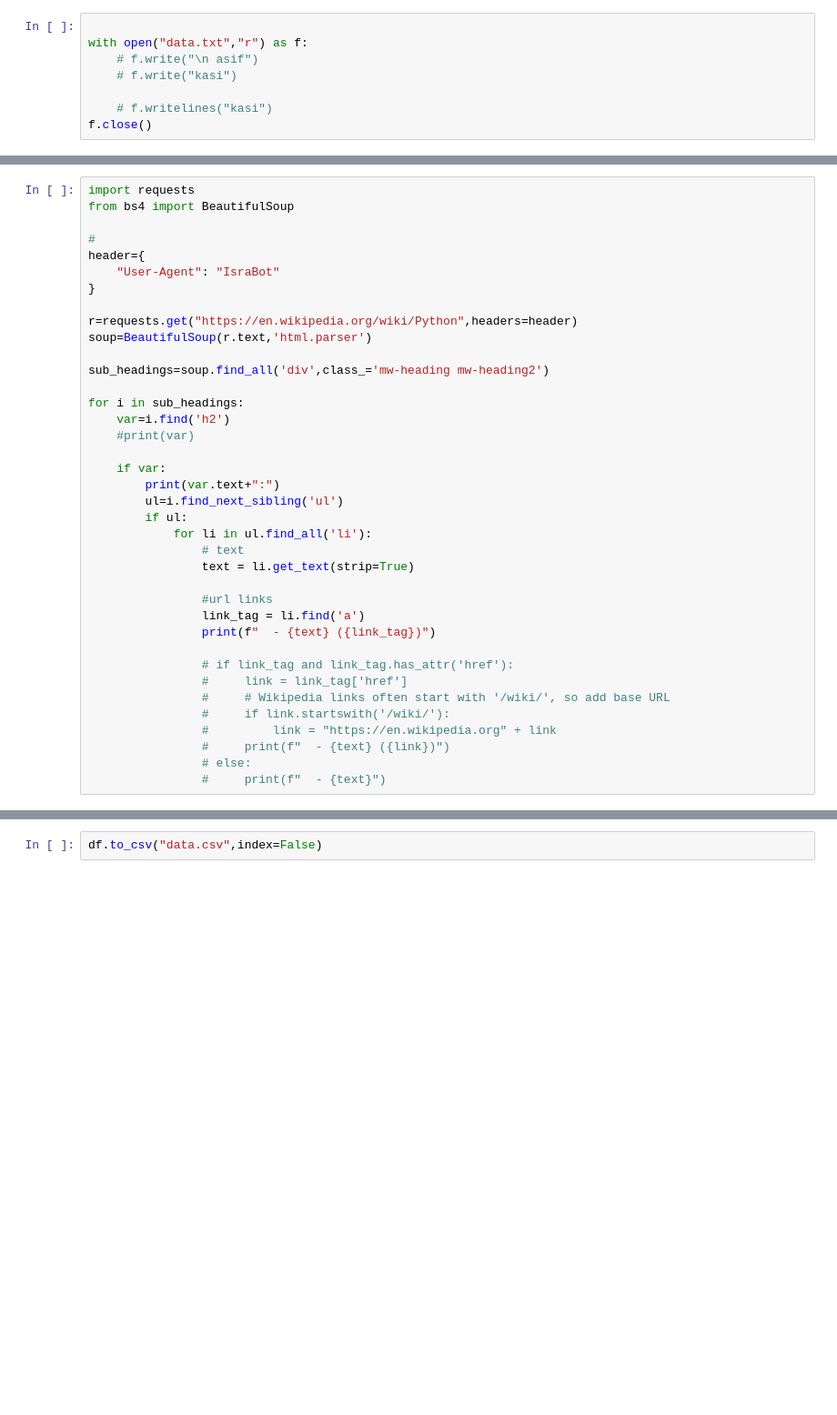
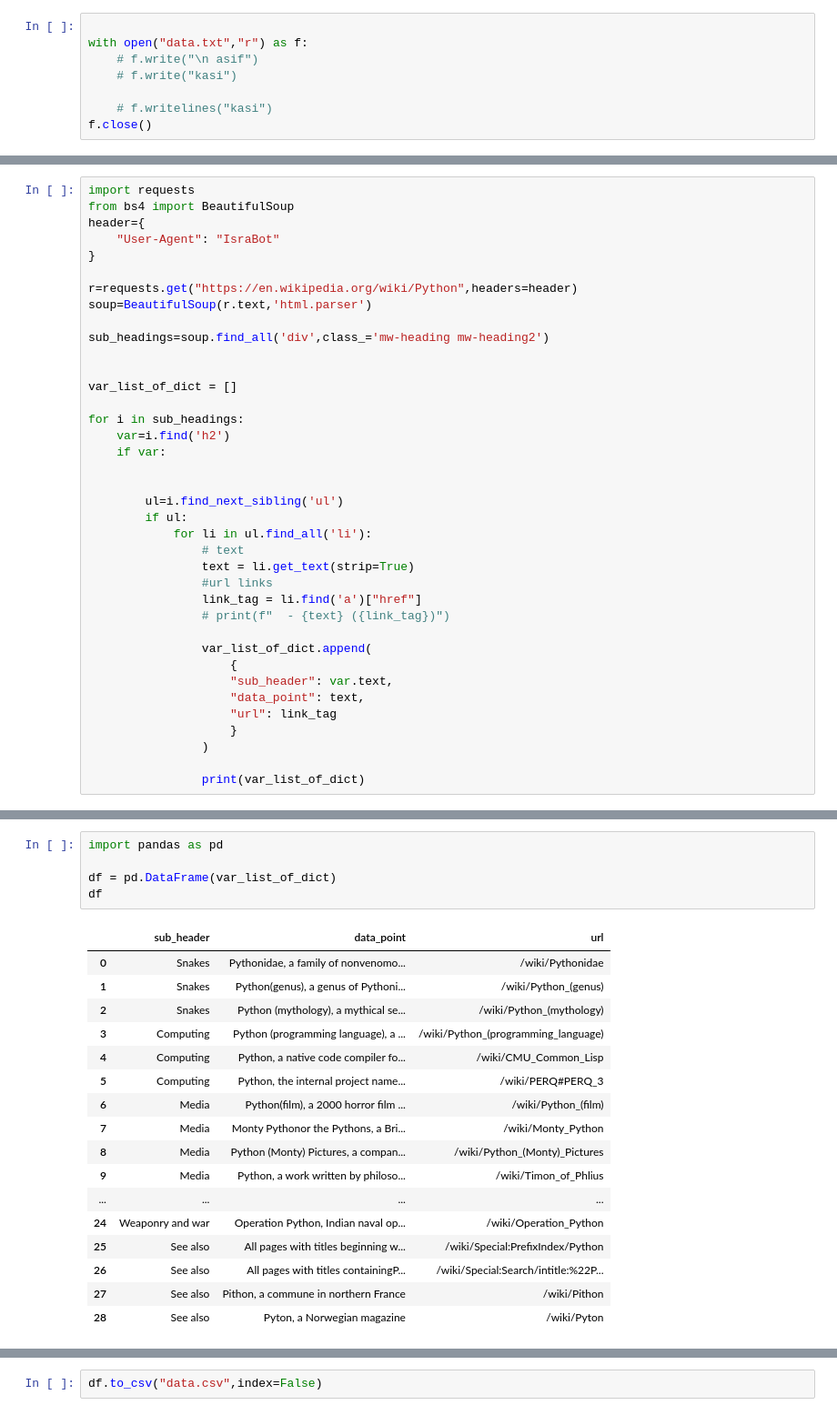
Before and after one commit to asifkasi/course-python-and-automation-by-kasi, a Jupyter notebook: Web Scraping/wiki.ipynb, the cells around one changed output, grey strips where cells are left out. Shown at 91% size. Saved outputs shown, nothing was run; the diff lists cells and outputs as text; blank space fills up the shorter version.

```diff
--- a/Web Scraping/wiki.ipynb
+++ b/Web Scraping/wiki.ipynb
@@ -320,8 +218,6 @@ f.close()
 # %%
 import requests
 from bs4 import BeautifulSoup
-
-#
 header={
     "User-Agent": "IsraBot"
 }
@@ -331,27 +227,29 @@ soup=BeautifulSoup(r.text,'html.parser')
 
 sub_headings=soup.find_all('div',class_='mw-heading mw-heading2')
 
+
+var_list_of_dict = []
+
 for i in sub_headings:
     var=i.find('h2')
-    #print(var)
+    if var:
 
-    if var:
-        print(var.text+":")
+
         ul=i.find_next_sibling('ul')
         if ul:
             for li in ul.find_all('li'):
                 # text
                 text = li.get_text(strip=True)
+                #url links
+                link_tag = li.find('a')["href"]
+                # print(f"  - {text} ({link_tag})")
 
-                #url links
-                link_tag = li.find('a')
-                print(f"  - {text} ({link_tag})")
+                var_list_of_dict.append(
+                    {
+                    "sub_header": var.text,
+                    "data_point": text,
+                    "url": link_tag
+                    }
+                )
 
-                # if link_tag and link_tag.has_attr('href'):
-                #     link = link_tag['href']
-                #     # Wikipedia links often start with '/wiki/', so add base URL
-                #     if link.startswith('/wiki/'):
-                #         link = "https://en.wikipedia.org" + link
-                #     print(f"  - {text} ({link})")
-                # else:
-                #     print(f"  - {text}")
+                print(var_list_of_dict)
@@ -357,0 +258,23 @@ for i in sub_headings:
+# %%
+import pandas as pd
+
+df = pd.DataFrame(var_list_of_dict)
+df
+# %% [output]
+|  | sub_header | data_point | url |
+| 0 | Snakes | Pythonidae, a family of nonvenomo... | /wiki/Pythonidae |
+| 1 | Snakes | Python(genus), a genus of Pythoni... | /wiki/Python_(genus) |
+| 2 | Snakes | Python (mythology), a mythical se... | /wiki/Python_(mythology) |
+| 3 | Computing | Python (programming language), a ... | /wiki/Python_(programming_language) |
+| 4 | Computing | Python, a native code compiler fo... | /wiki/CMU_Common_Lisp |
+| 5 | Computing | Python, the internal project name... | /wiki/PERQ#PERQ_3 |
+| 6 | Media | Python(film), a 2000 horror film ... | /wiki/Python_(film) |
+| 7 | Media | Monty Pythonor the Pythons, a Bri... | /wiki/Monty_Python |
+| 8 | Media | Python (Monty) Pictures, a compan... | /wiki/Python_(Monty)_Pictures |
+| 9 | Media | Python, a work written by philoso... | /wiki/Timon_of_Phlius |
+| ... | ... | ... | ... |
+| 24 | Weaponry and war | Operation Python, Indian naval op... | /wiki/Operation_Python |
+| 25 | See also | All pages with titles beginning w... | /wiki/Special:PrefixIndex/Python |
+| 26 | See also | All pages with titles containingP... | /wiki/Special:Search/intitle:%22P... |
+| 27 | See also | Pithon, a commune in northern France | /wiki/Pithon |
+| 28 | See also | Pyton, a Norwegian magazine | /wiki/Pyton |
```
Also changed, not shown: parts of 23 cells of this notebook, 1 other file.
